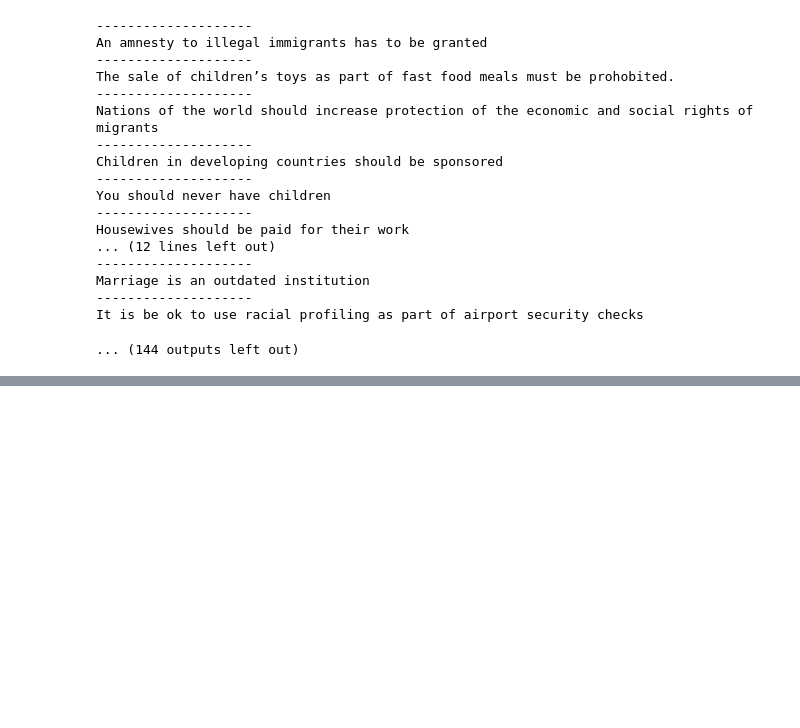
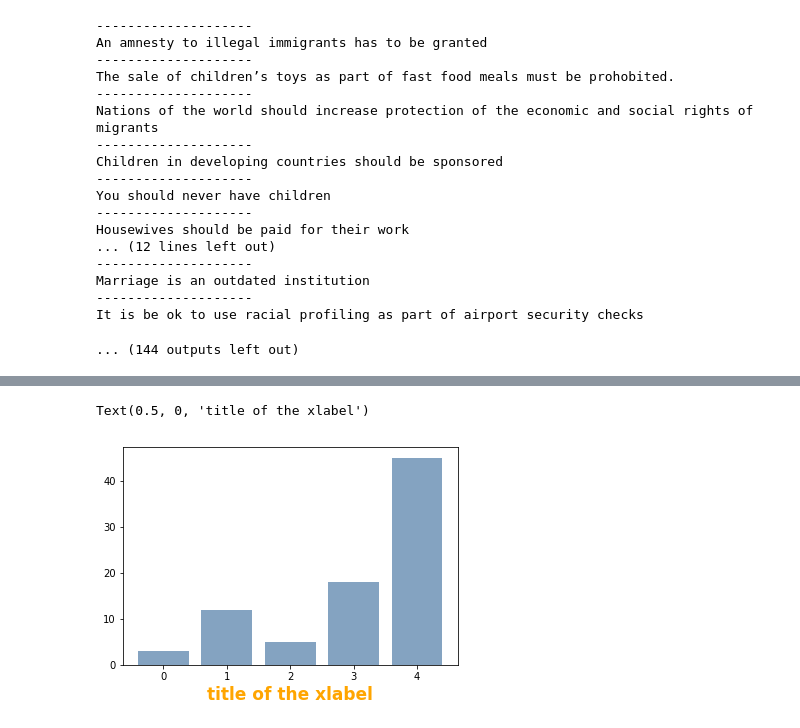
Before and after one commit to CogComp/perspectrum, a Jupyter notebook: experiment/pilot12_extraction_of_keywords.ipynb, the cells around one changed output, grey strips where cells are left out. Saved outputs shown, nothing was run; the diff lists cells and outputs as text; code cells hidden in the pictures; blank space fills up the shorter version.

```diff
--- a/experiment/pilot12_extraction_of_keywords.ipynb
+++ b/experiment/pilot12_extraction_of_keywords.ipynb
@@ -168,0 +213,13 @@ It is be ok to use racial profiling as part of airport security checks
+# %%
+import numpy as np
+import matplotlib.pyplot as plt
+height = [3, 12, 5, 18, 45]
+bars = ('A', 'B', 'C', 'D', 'E')
+y_pos = np.arange(len(bars))
+plt.bar(y_pos, height, color=(0.2, 0.4, 0.6, 0.6))
+
+# Custom Axis title
+plt.xlabel('title of the xlabel', fontweight='bold', color = 'orange', fontsize='17', horizontalalignment='center')
+# %% [output]
+Text(0.5, 0, 'title of the xlabel')
+[figure, added]
```
Also changed, not shown: parts of 18 cells of this notebook, 2 other files.
